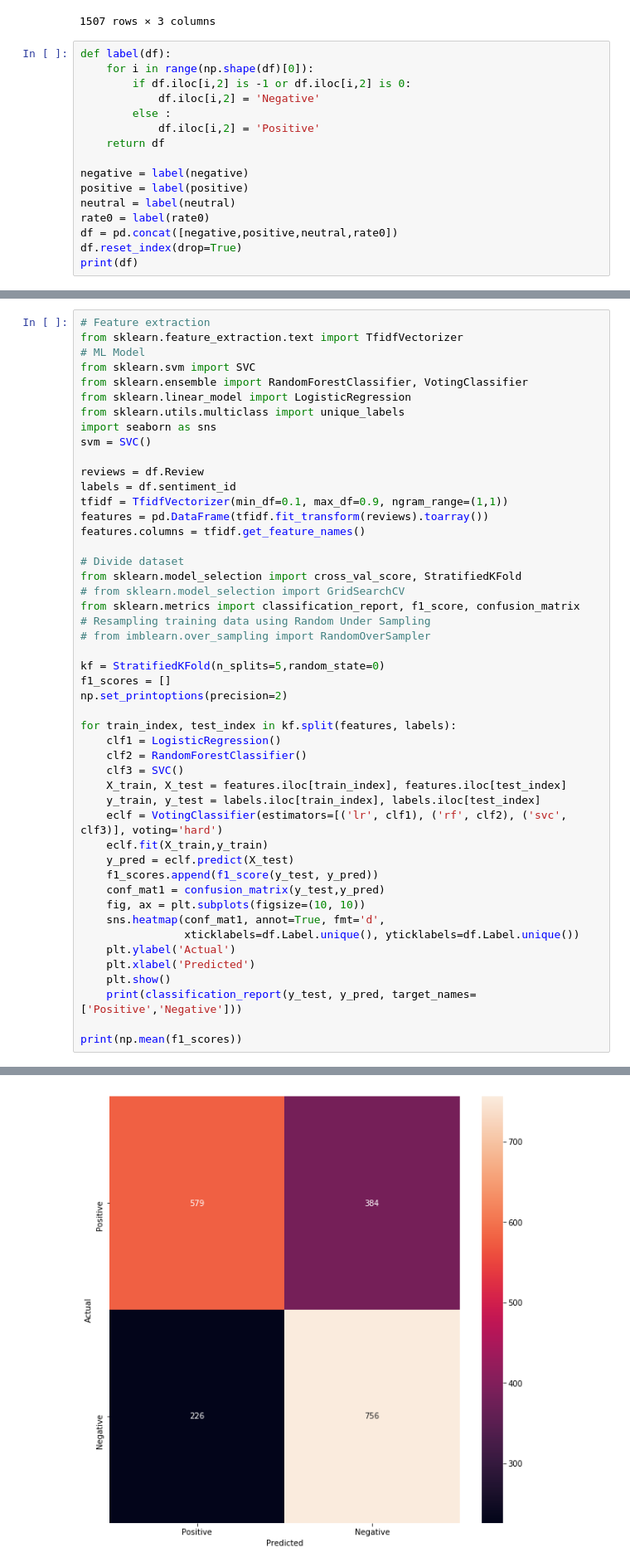
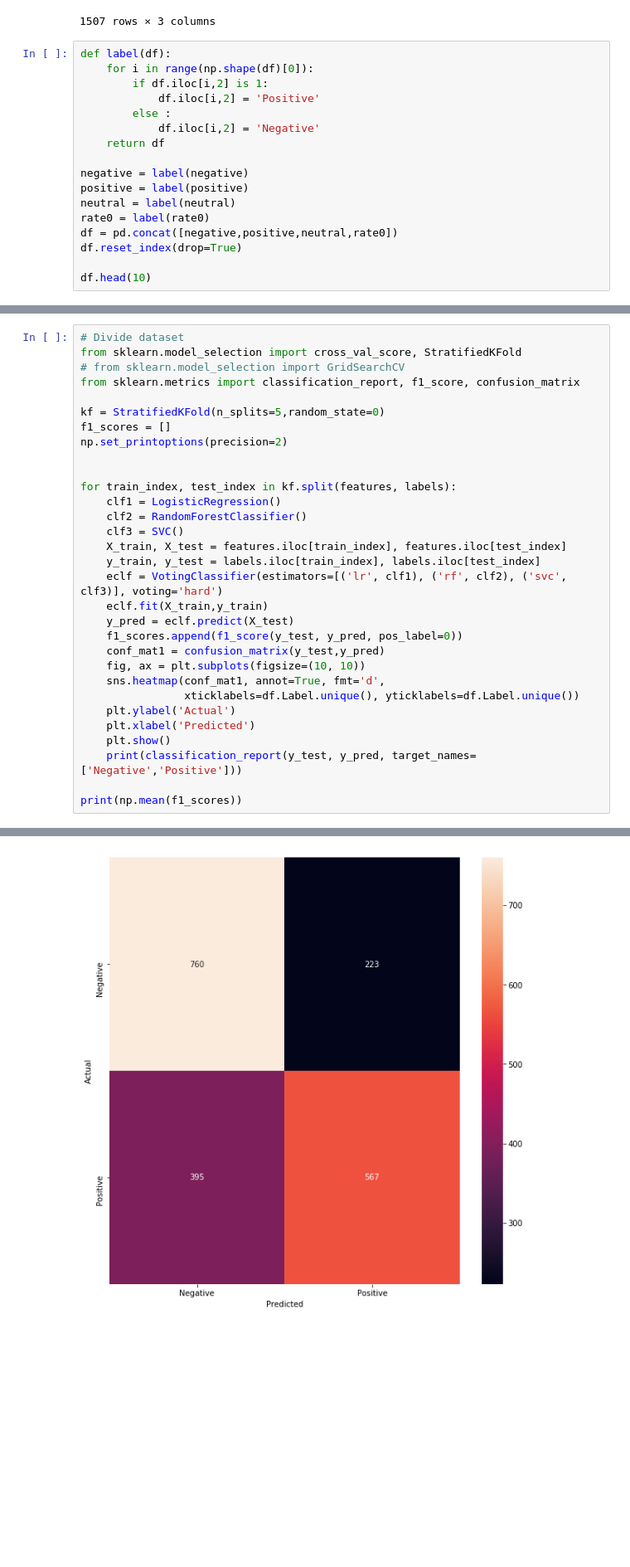
Before and after one commit to legiaquy/Foody, a Jupyter notebook: foody.ipynb, the cells around one changed output, grey strips where cells are left out. Shown: that part at 83% size. Drawn from its saved outputs; the diff is of its cells as text; blank space fills up the shorter version.

Commit message:
Fix wrong name of label

```diff
--- a/foody.ipynb
+++ b/foody.ipynb
@@ -42,10 +42,10 @@ neutral
 # %%
 def label(df):
     for i in range(np.shape(df)[0]):
-        if df.iloc[i,2] is -1 or df.iloc[i,2] is 0:
+        if df.iloc[i,2] is 1:
+            df.iloc[i,2] = 'Positive'
+        else :
             df.iloc[i,2] = 'Negative'
-        else :
-            df.iloc[i,2] = 'Positive'
     return df
 
 negative = label(negative)
@@ -54,5 +54,6 @@ neutral = label(neutral)
 rate0 = label(rate0)
 df = pd.concat([negative,positive,neutral,rate0])
 df.reset_index(drop=True)
-print(df)
+
+df.head(10)
 # %% [output]
@@ -228,30 +252,13 @@ df
 # %%
-# Feature extraction
-from sklearn.feature_extraction.text import TfidfVectorizer
-# ML Model
-from sklearn.svm import SVC
-from sklearn.ensemble import RandomForestClassifier, VotingClassifier
-from sklearn.linear_model import LogisticRegression
-from sklearn.utils.multiclass import unique_labels
-import seaborn as sns
-svm = SVC()
-
-reviews = df.Review
-labels = df.sentiment_id
-tfidf = TfidfVectorizer(min_df=0.1, max_df=0.9, ngram_range=(1,1))
-features = pd.DataFrame(tfidf.fit_transform(reviews).toarray())
-features.columns = tfidf.get_feature_names()
-
 # Divide dataset
 from sklearn.model_selection import cross_val_score, StratifiedKFold
 # from sklearn.model_selection import GridSearchCV
 from sklearn.metrics import classification_report, f1_score, confusion_matrix
-# Resampling training data using Random Under Sampling
-# from imblearn.over_sampling import RandomOverSampler
 
 kf = StratifiedKFold(n_splits=5,random_state=0)
 f1_scores = []
 np.set_printoptions(precision=2)
+
 
 for train_index, test_index in kf.split(features, labels):
     clf1 = LogisticRegression()
@@ -262,7 +269,7 @@ for train_index, test_index in kf.split(features, labels):
     eclf = VotingClassifier(estimators=[('lr', clf1), ('rf', clf2), ('svc', clf3)], voting='hard')
     eclf.fit(X_train,y_train)
     y_pred = eclf.predict(X_test)
-    f1_scores.append(f1_score(y_test, y_pred))
+    f1_scores.append(f1_score(y_test, y_pred, pos_label=0))
     conf_mat1 = confusion_matrix(y_test,y_pred)
     fig, ax = plt.subplots(figsize=(10, 10))
     sns.heatmap(conf_mat1, annot=True, fmt='d',
@@ -270,7 +277,7 @@ for train_index, test_index in kf.split(features, labels):
     plt.ylabel('Actual')
     plt.xlabel('Predicted')
     plt.show()
-    print(classification_report(y_test, y_pred, target_names=['Positive','Negative']))
+    print(classification_report(y_test, y_pred, target_names=['Negative','Positive']))
 
 print(np.mean(f1_scores))
 # %% [output]
@@ -304,3 +311,3 @@ weighted avg       0.67      0.67      0.67      1946
-[figure, old version]
+[figure, new version]
               precision    recall  f1-score   support
 
```
Also changed, not shown: parts of 5 cells of this notebook.
